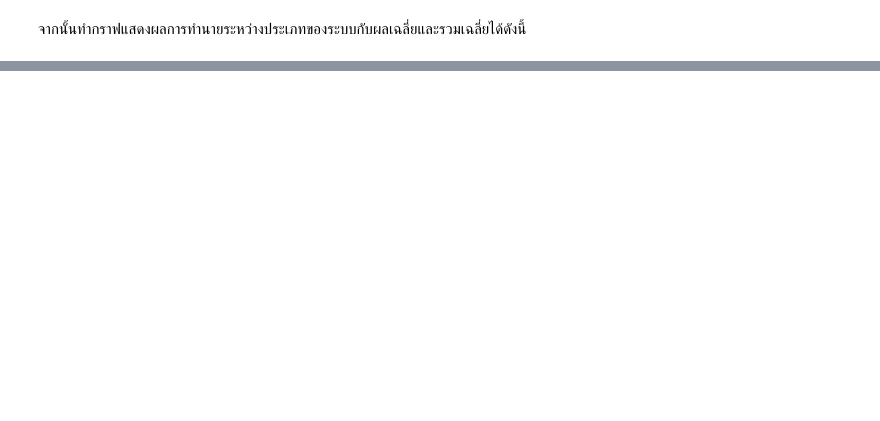
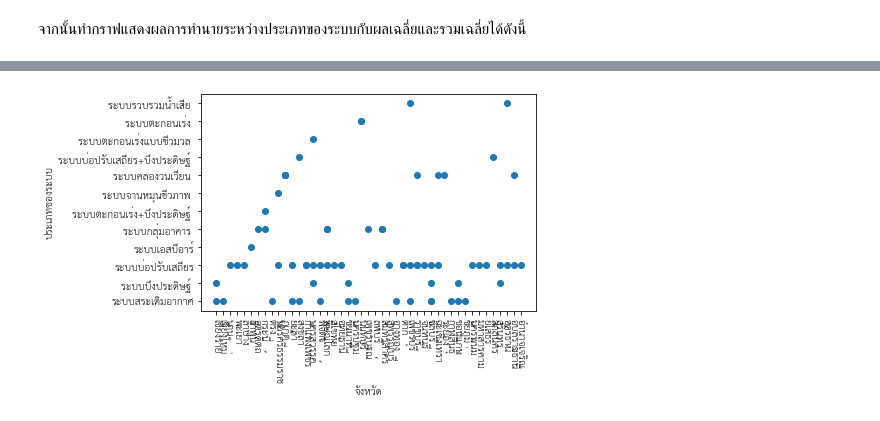
Before and after one commit to moneypitak/DWDM21, a Jupyter notebook: Project_Group.ipynb, the cells around one changed output, grey strips where cells are left out. Saved outputs shown, nothing was run; the diff lists cells and outputs as text; code cells hidden in the pictures; blank space fills up the shorter version.

```diff
--- a/Project_Group.ipynb
+++ b/Project_Group.ipynb
@@ -534,0 +1255,8 @@ X_test
+# %%
+plt.scatter(data=data_1,y='ประเภทของระบบ',x='จังหวัด') ##plot กราฟดูการกระจายของประเภทของระบบ และ จังหวัด
+plt.ylabel('ประเภทของระบบ')
+plt.xlabel('จังหวัด')
+plt.xticks(rotation=-90)
+plt.show()
+# %% [output]
+[figure, added]
```
Also changed, not shown: parts of 95 cells of this notebook.
